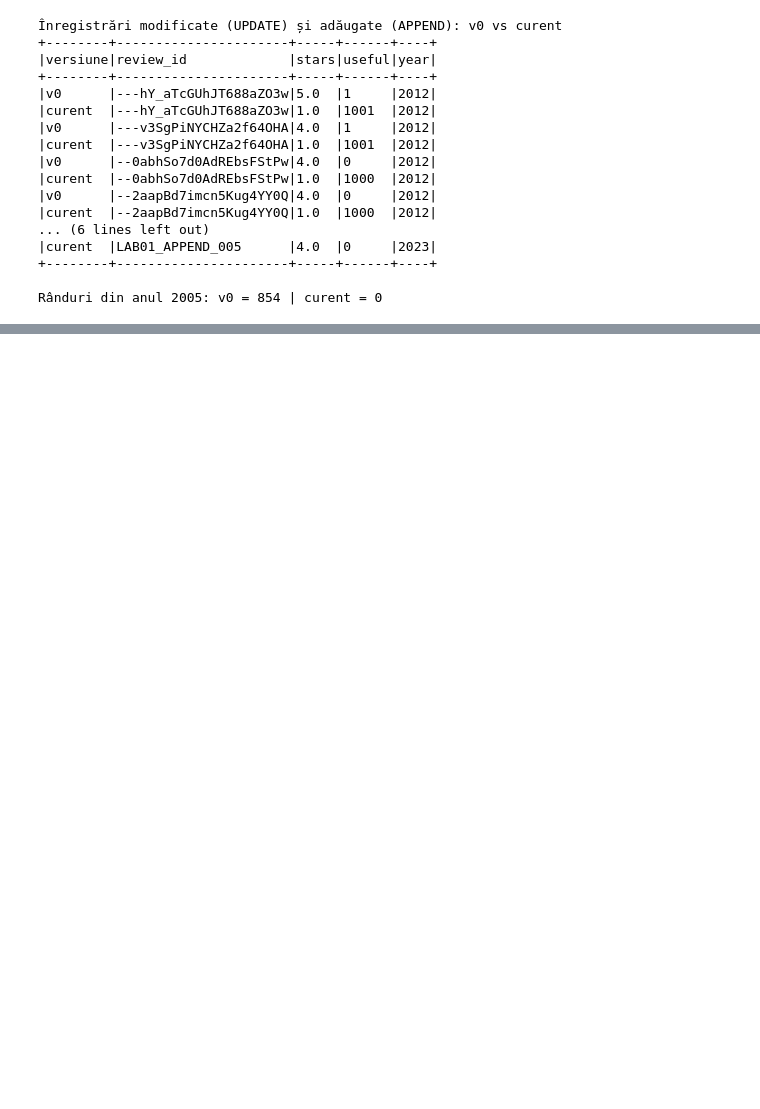
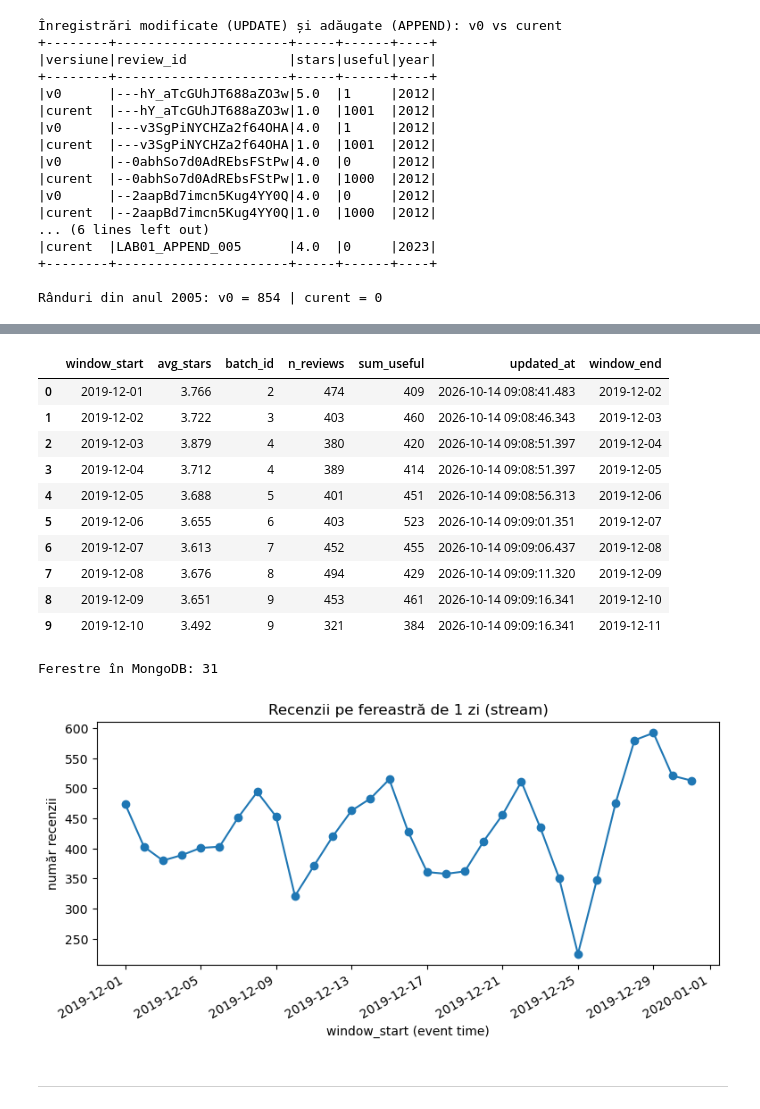
Before and after one commit to iovanom/big_data_course, a Jupyter notebook: laborator_1/notebooks/L01_storage_yelp.ipynb, the cells around one changed output, grey strips where cells are left out. Saved outputs shown, nothing was run; the diff lists cells and outputs as text; code cells hidden in the pictures; blank space fills up the shorter version.

```diff
--- a/laborator_1/notebooks/L01_storage_yelp.ipynb
+++ b/laborator_1/notebooks/L01_storage_yelp.ipynb
@@ -906,0 +1690,29 @@ Concluzii generate din valorile măsurate:
+# %%
+# Documente din MongoDB + grafic linie
+from pymongo import MongoClient
+with MongoClient(MONGO_URI) as client:
+    docs = list(client[MONGO_DB][MONGO_COLL].find({}, {"_id": 0}).sort("window_start", 1))
+win_pd = pd.DataFrame(docs)
+display(win_pd.head(10))
+print(f"Ferestre în MongoDB: {len(win_pd)}")
+assert len(win_pd) >= 3
+
+fig, ax = plt.subplots(figsize=(9, 4))
+ax.plot(win_pd["window_start"], win_pd["n_reviews"], marker="o")
+ax.set(title=f"Recenzii pe fereastră de {WINDOW if 'WINDOW' in dir() else '1 zi'} (stream)",
+       xlabel="window_start (event time)", ylabel="număr recenzii")
+fig.autofmt_xdate(); fig.savefig(FIG_DIR / "stream_windows.png", dpi=120, bbox_inches="tight"); plt.show()
+# %% [output]
+|  | window_start | avg_stars | batch_id | n_reviews | sum_useful | updated_at | window_end |
+| 0 | 2019-12-01 | 3.766 | 2 | 474 | 409 | 2026-10-14 09:08:41.483 | 2019-12-02 |
+| 1 | 2019-12-02 | 3.722 | 3 | 403 | 460 | 2026-10-14 09:08:46.343 | 2019-12-03 |
+| 2 | 2019-12-03 | 3.879 | 4 | 380 | 420 | 2026-10-14 09:08:51.397 | 2019-12-04 |
+| 3 | 2019-12-04 | 3.712 | 4 | 389 | 414 | 2026-10-14 09:08:51.397 | 2019-12-05 |
+| 4 | 2019-12-05 | 3.688 | 5 | 401 | 451 | 2026-10-14 09:08:56.313 | 2019-12-06 |
+| 5 | 2019-12-06 | 3.655 | 6 | 403 | 523 | 2026-10-14 09:09:01.351 | 2019-12-07 |
+| 6 | 2019-12-07 | 3.613 | 7 | 452 | 455 | 2026-10-14 09:09:06.437 | 2019-12-08 |
+| 7 | 2019-12-08 | 3.676 | 8 | 494 | 429 | 2026-10-14 09:09:11.320 | 2019-12-09 |
+| 8 | 2019-12-09 | 3.651 | 9 | 453 | 461 | 2026-10-14 09:09:16.341 | 2019-12-10 |
+| 9 | 2019-12-10 | 3.492 | 9 | 321 | 384 | 2026-10-14 09:09:16.341 | 2019-12-11 |
+Ferestre în MongoDB: 31
+[figure, added]
@@ -907,2 +1723,4 @@ Concluzii generate din valorile măsurate:
+# %% [markdown]
+---
 # %%
 spark.stop()
```
Also changed, not shown: parts of 87 cells of this notebook, 15 other files.
